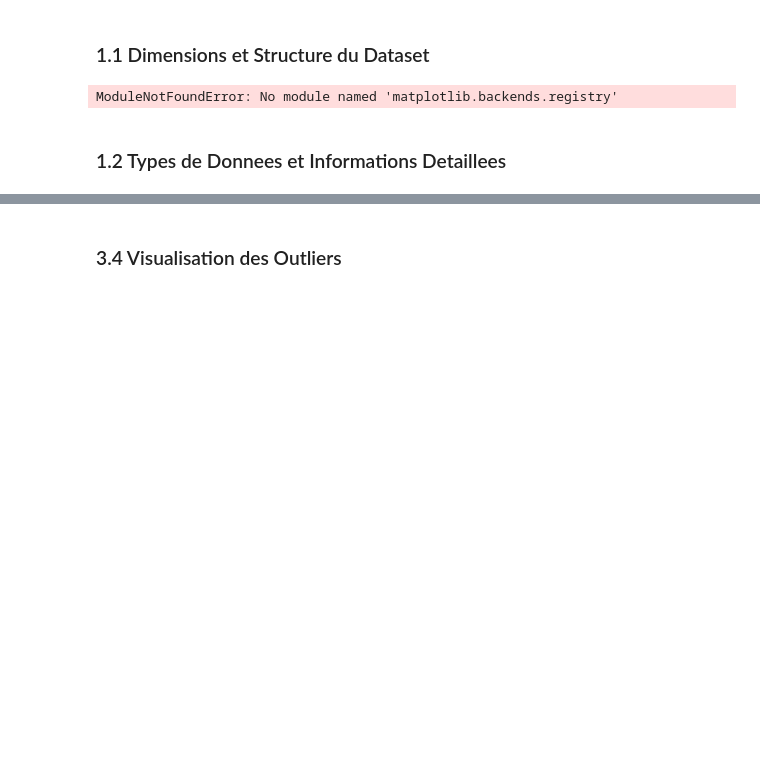
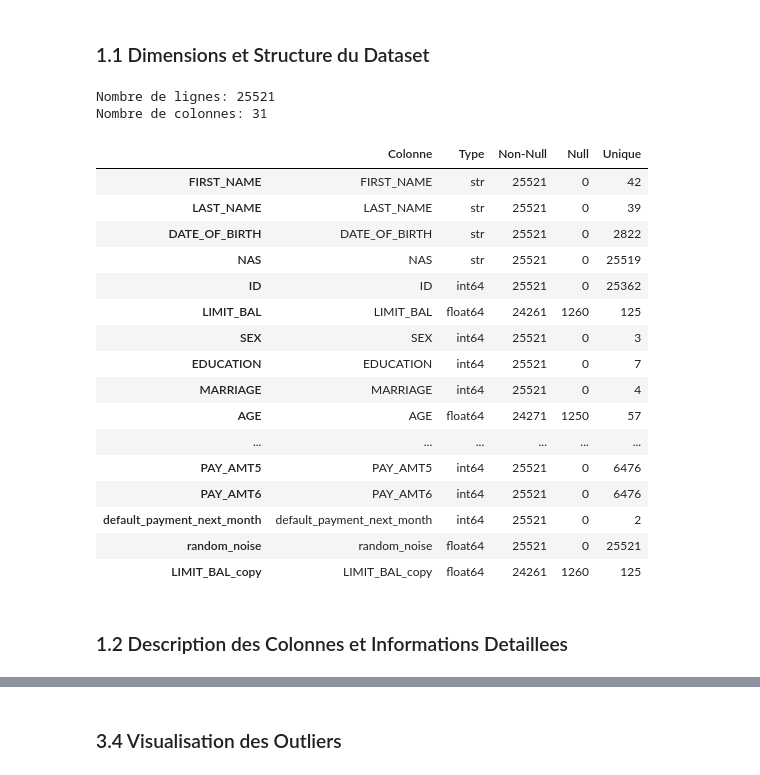
Before and after one commit to MB-BdeB/CoursIA, a Jupyter notebook: A56-TransManipDonn/Projet/EDA_Enrichie_Credit_Card.ipynb, the cells around one changed output, grey strips where cells are left out. Saved outputs shown, nothing was run; the diff lists cells and outputs as text; code cells hidden in the pictures; blank space fills up the shorter version.

```diff
--- a/A56-TransManipDonn/Projet/EDA_Enrichie_Credit_Card.ipynb
+++ b/A56-TransManipDonn/Projet/EDA_Enrichie_Credit_Card.ipynb
@@ -6,12 +6,17 @@
 # %%
 import pandas as pd
 import numpy as np
+import matplotlib.pyplot as plt
+import seaborn as sns
 import warnings
+import hashlib
+from datetime import datetime
 warnings.filterwarnings('ignore')
 
-# Charger le fichier de donnees
-df = pd.read_csv("default_of_credit_card_clients.csv")
+# Charger le fichier de donnees ENRICHI avec données sensibles
+# Cette version contient des informations personnelles à des fins de démonstration
+df_with_sensitive = pd.read_csv("default_of_credit_card_clients_with_sensitive_data.csv")
 
-print("Affichage des premieres lignes du dataset:")
-print(df.head())
+print(df_with_sensitive.head())
+print("Affichage des premieres lignes du dataset enrichi:")
 # %% [output]
@@ -35,18 +40,41 @@ Affichage des premieres lignes du dataset:
 # %% [markdown]
 ### 1.1 Dimensions et Structure du Dataset
-# %%
-import matplotlib.pyplot as plt
-import seaborn as sns
-
-plt.style.use('default')
-sns.set_palette("husl")
-
-print("Bibliotheques de graphiques chargees avec succes")
-# %% [output]
-ModuleNotFoundError: No module named 'matplotlib.backends.registry'
 # %%
-print(f"Nombre de lignes: {df.shape[0]}")
-print(f"Nombre de colonnes: {df.shape[1]}")
-print(f"\nMémoire utilisée: {df.memory_usage(deep=True).sum() / 1024**2:.2f} MB")
+print(f"Nombre de lignes: {df_with_sensitive.shape[0]}")
+print(f"Nombre de colonnes: {df_with_sensitive.shape[1]}")
+# %% [output]
+Nombre de lignes: 25521
+Nombre de colonnes: 31
+# %%
+# Informations detaillees sur les colonnes
+info_dict = {
+    'Colonne': df_with_sensitive.columns,
+    'Type': df_with_sensitive.dtypes,
+    'Non-Null': df_with_sensitive.count(),
+    'Null': df_with_sensitive.isnull().sum(),
+    'Unique': df_with_sensitive.nunique()
+
+}
+
+info_df = pd.DataFrame(info_dict)
+info_df
+# %% [output]
+|  | Colonne | Type | Non-Null | Null | Unique |
+| FIRST_NAME | FIRST_NAME | str | 25521 | 0 | 42 |
+| LAST_NAME | LAST_NAME | str | 25521 | 0 | 39 |
+| DATE_OF_BIRTH | DATE_OF_BIRTH | str | 25521 | 0 | 2822 |
+| NAS | NAS | str | 25521 | 0 | 25519 |
+| ID | ID | int64 | 25521 | 0 | 25362 |
+| LIMIT_BAL | LIMIT_BAL | float64 | 24261 | 1260 | 125 |
+| SEX | SEX | int64 | 25521 | 0 | 3 |
+| EDUCATION | EDUCATION | int64 | 25521 | 0 | 7 |
+| MARRIAGE | MARRIAGE | int64 | 25521 | 0 | 4 |
+| AGE | AGE | float64 | 24271 | 1250 | 57 |
+| ... | ... | ... | ... | ... | ... |
+| PAY_AMT5 | PAY_AMT5 | int64 | 25521 | 0 | 6476 |
+| PAY_AMT6 | PAY_AMT6 | int64 | 25521 | 0 | 6476 |
+| default_payment_next_month | default_payment_next_month | int64 | 25521 | 0 | 2 |
+| random_noise | random_noise | float64 | 25521 | 0 | 25521 |
+| LIMIT_BAL_copy | LIMIT_BAL_copy | float64 | 24261 | 1260 | 125 |
 # %% [markdown]
-### 1.2 Types de Donnees et Informations Detaillees
+### 1.2 Description des Colonnes et Informations Detaillees
```
Also changed, not shown: parts of 45 cells of this notebook, 3 other files.
